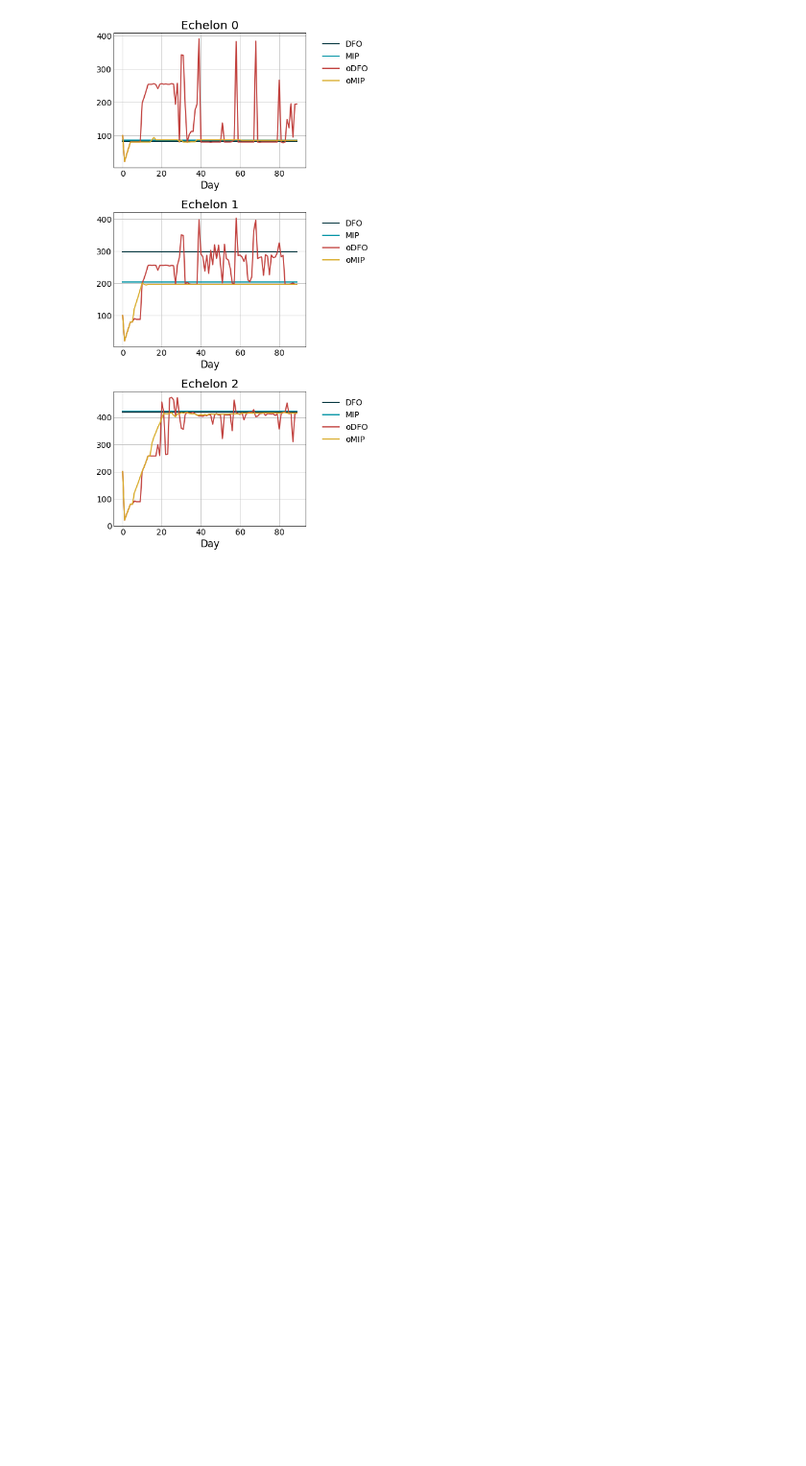
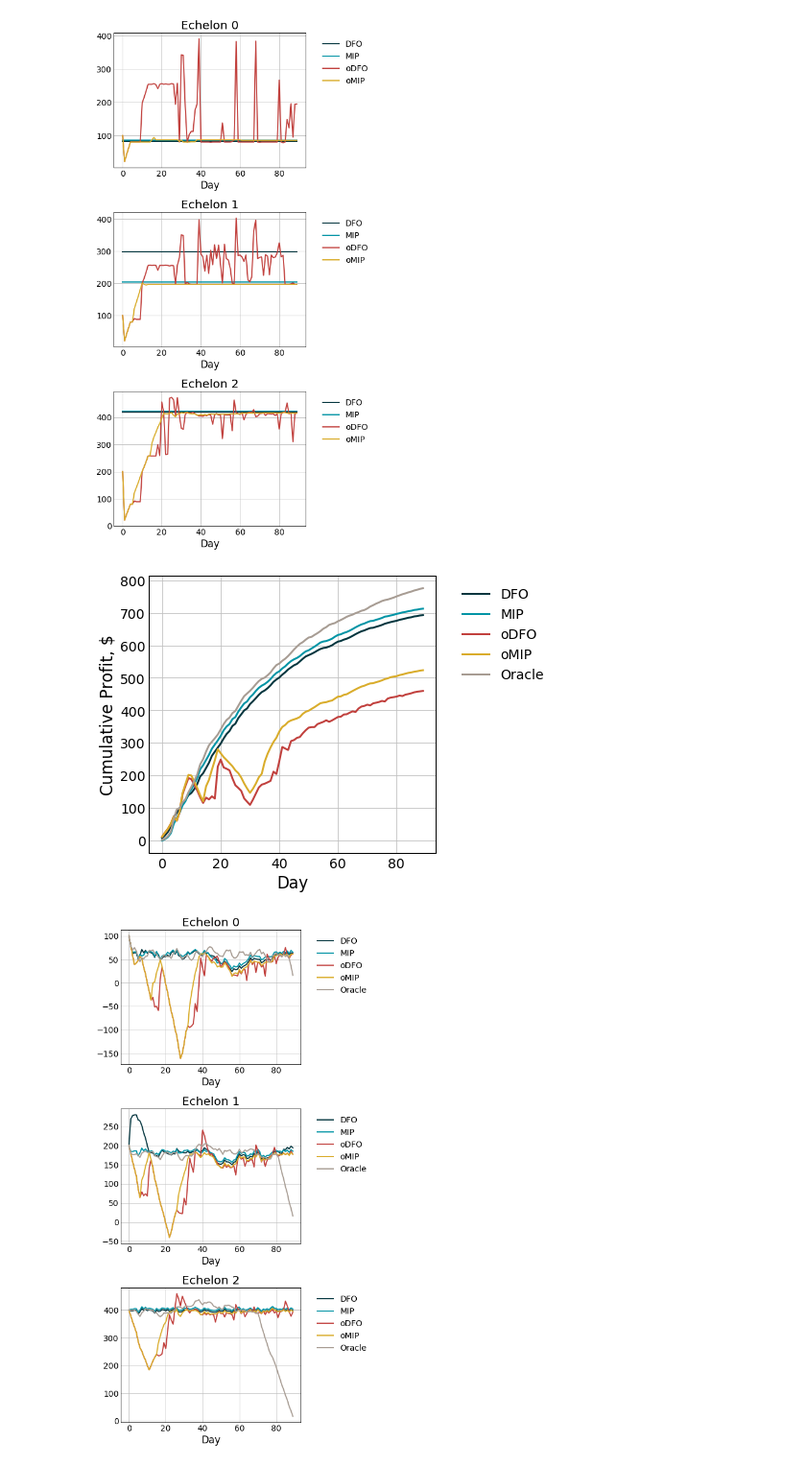
Before and after one commit to hubbs5/or-gym, a Jupyter notebook: notebooks/newsvendor_optimization_Backlog.ipynb, the cells around one changed output. Shown at 96% size. Cells and saved outputs as stored; diff of their text form; code cells hidden in the pictures; blank space fills up the shorter version.

```diff
--- a/notebooks/newsvendor_optimization_Backlog.ipynb
+++ b/notebooks/newsvendor_optimization_Backlog.ipynb
@@ -3,6 +3,7 @@ import or_gym
 from or_gym.benchmarks.newsvendor.nv_benchmark import *
 from or_gym.benchmarks.newsvendor.onv_benchmark import *
 import matplotlib.pyplot as plt
+plt.style.use('c:/users/hd/.matplotlib/stylelib/orgym.py')
 import pyomo.environ as pe
 # %%
 #create environments for 5 cases
@@ -209,13 +210,14 @@ file_env = open('NV_envs.obj','wb')
 pickle.dump(NV_envs,file_env)
 # %%
 #extract pickle
+import pickle
 file_env = open('NV_envs.obj','rb')
 NV_envs = pickle.load(file_env)
 env1_dfo = NV_envs['DFO']
 env1_mip = NV_envs['MIP']
 env1_dfo_online = NV_envs['oDFO']
 env1_mip_online = NV_envs['oMIP']
-env1_mip_pi_model = NV_envs['Oracle']
+env1_mip_pi = NV_envs['Oracle']
 
 #plot results for backlog scenario
 
@@ -236,41 +238,42 @@ plt.show()
 #base stock levels
 N = env1_dfo.num_periods
 M = env1_dfo.num_stages
-env1_dfo_online_basestock = np.array(env1_dfo_online_basestock)
-env1_mip_online_basestock = np.array(env1_mip_online_basestock)
 
 def inventory_position(I,T,B,stage):
     return np.sum(I[:-1,:stage+1] + T[:-1,:stage+1] - np.row_stack((np.zeros(stage+1),B[:-1,:i+1])),axis=1)
 
 fig, axs = plt.subplots(3,1,figsize=[7,13])
 axs = axs.ravel()
 for i in range(M-1):
     axs[i].set_title('Echelon %i' %i)
     axs[i].set_xlabel('Day')
 
     #plot actual inventory positions
-    axs[i].plot(inventory_position(I = env1_dfo.I, T = env1_dfo.T, B = env1_dfo.B, stage = i),'--',label='DFO')
-    axs[i].plot(inventory_position(I = env1_mip.I, T = env1_mip.T, B = env1_mip.B, stage = i),':',label='MIP')
-    axs[i].plot(inventory_position(I = env1_dfo_online.I, T = env1_dfo_online.T, B = env1_dfo_online.B, stage = i),'-.',label='oDFO')
-    axs[i].plot(inventory_position(I = env1_mip_online.I, T = env1_mip_online.T, B = env1_mip_online.B, stage = i),'-.',label='oMIP')
+    axs[i].plot(inventory_position(I = env1_dfo.I, T = env1_dfo.T, B = env1_dfo.B, stage = i),label='DFO')
+    axs[i].plot(inventory_position(I = env1_mip.I, T = env1_mip.T, B = env1_mip.B, stage = i),label='MIP')
+    axs[i].plot(inventory_position(I = env1_dfo_online.I, T = env1_dfo_online.T, B = env1_dfo_online.B, stage = i),label='oDFO')
+    axs[i].plot(inventory_position(I = env1_mip_online.I, T = env1_mip_online.T, B = env1_mip_online.B, stage = i),label='oMIP')
     axs[i].plot(inventory_position(I = env1_mip_pi.I, T = env1_mip_pi.T, B = env1_mip_pi.B, stage = i),label='Oracle')
     axs[i].legend(bbox_to_anchor=(1.05, 1.0), loc='upper left')
 plt.tight_layout()
 plt.savefig('NewsVendor_Backlog_inventory.png')
 plt.show()
 
 fig, axs = plt.subplots(3,1,figsize=[7,13])
 axs = axs.ravel()
 for i in range(M-1):
     axs[i].set_title('Echelon %i' %i)
     axs[i].set_xlabel('Day')
 
     #plot base stock levels
     axs[i].plot(NV_envs['DFO zopt'][i]*np.ones(N),label='DFO')
     axs[i].plot(NV_envs['MIP zopt'][i]*np.ones(N),label='MIP')
     axs[i].plot(np.append(env1_dfo_online.init_inv[i],NV_envs['oDFO zopt'][:,i]),label='oDFO')
-    axs[i].plot(np.append(env1_mip_online.init_inv[i],NV_envs['oMIP zopt'][i][:,i]),label='oMIP')
+    axs[i].plot(np.append(env1_mip_online.init_inv[i],NV_envs['oMIP zopt'][:,i]),label='oMIP')
     axs[i].legend(bbox_to_anchor=(1.05, 1.0), loc='upper left')
 plt.tight_layout()
 plt.savefig('NewsVendor_Backlog_zopt.png')
 plt.show()
+# %% [output]
+[figure, added]
+[figure, added]
```
Also changed, not shown: parts of 1 cell of this notebook, 10 other files.
